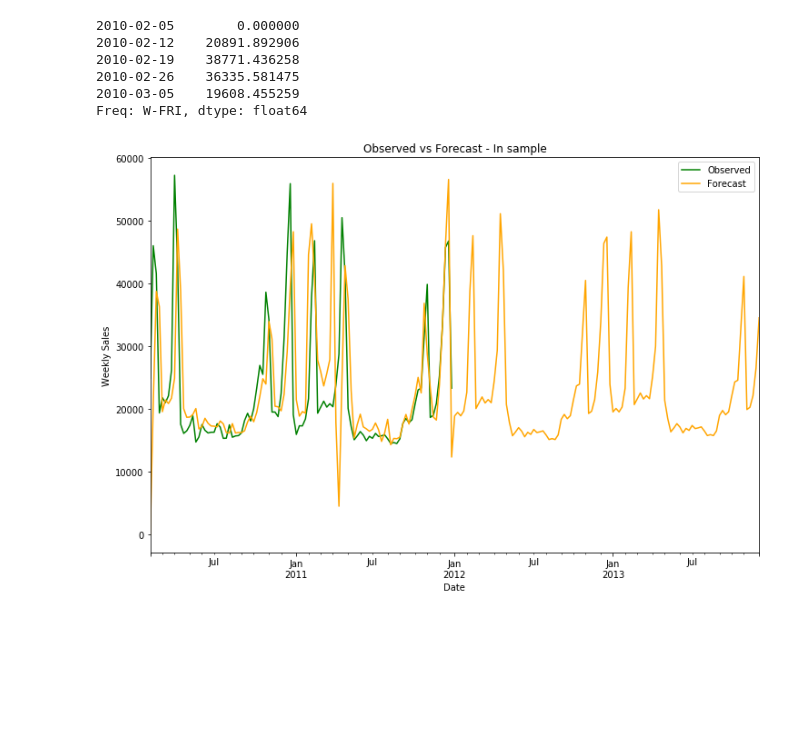
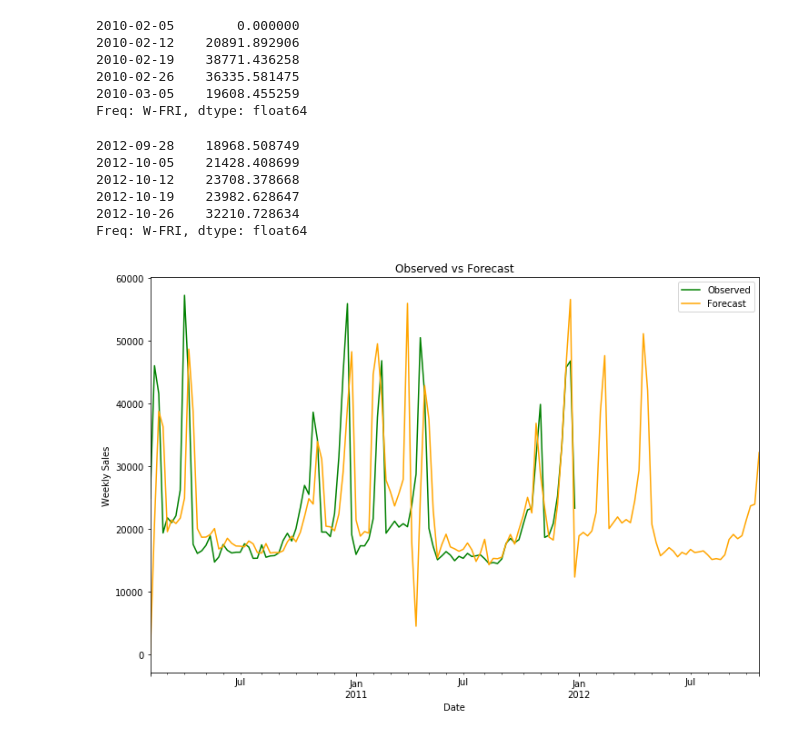
Before and after one commit to csumithra/capstone_proj, a Jupyter notebook: FcstSalest_ARIMA_OrigSales.ipynb, the cells around one changed output. Drawn from its saved outputs; the diff is of its cells as text; code cells hidden in the pictures; blank space fills up the shorter version.

```diff
--- a/FcstSalest_ARIMA_OrigSales.ipynb
+++ b/FcstSalest_ARIMA_OrigSales.ipynb
@@ -364,7 +376,8 @@ mean_absolute_error(y_true, y_hat)
 ### Out of sample prediction
 # %%
 ## Predict for 200 weeks, such that it includes the test_df timeframe
-forecast_out = result.predict(start = 0,end=200,
+forecast_out = result.predict(start=pd.to_datetime('2010-02-05'),
+                              end=pd.to_datetime('2012-10-26'),
                               dynamic=False, full_results=True)
 # %%
 forecast_out.head()
@@ -375,13 +388,22 @@ forecast_out.head()
 2010-02-26    36335.581475
 2010-03-05    19608.455259
 Freq: W-FRI, dtype: float64
+# %%
+forecast_out.tail()
+# %% [output]
+2012-09-28    18968.508749
+2012-10-05    21428.408699
+2012-10-12    23708.378668
+2012-10-19    23982.628647
+2012-10-26    32210.728634
+Freq: W-FRI, dtype: float64
 # %%
 ## Plot the y_train (observed) and the predicted (forecast)
 
 y_train.plot(figsize=(12,8),color='green',label='Observed')
 forecast_out.plot(figsize=(12,8),color='orange',label='Forecast')
 plt.ylabel('Weekly Sales')
-plt.title('Observed vs Forecast - In sample')
+plt.title('Observed vs Forecast')
 plt.legend(loc='best');
 # %% [output]
-[figure, old version]
+[figure, new version]
```
Also changed, not shown: parts of 10 cells of this notebook.
